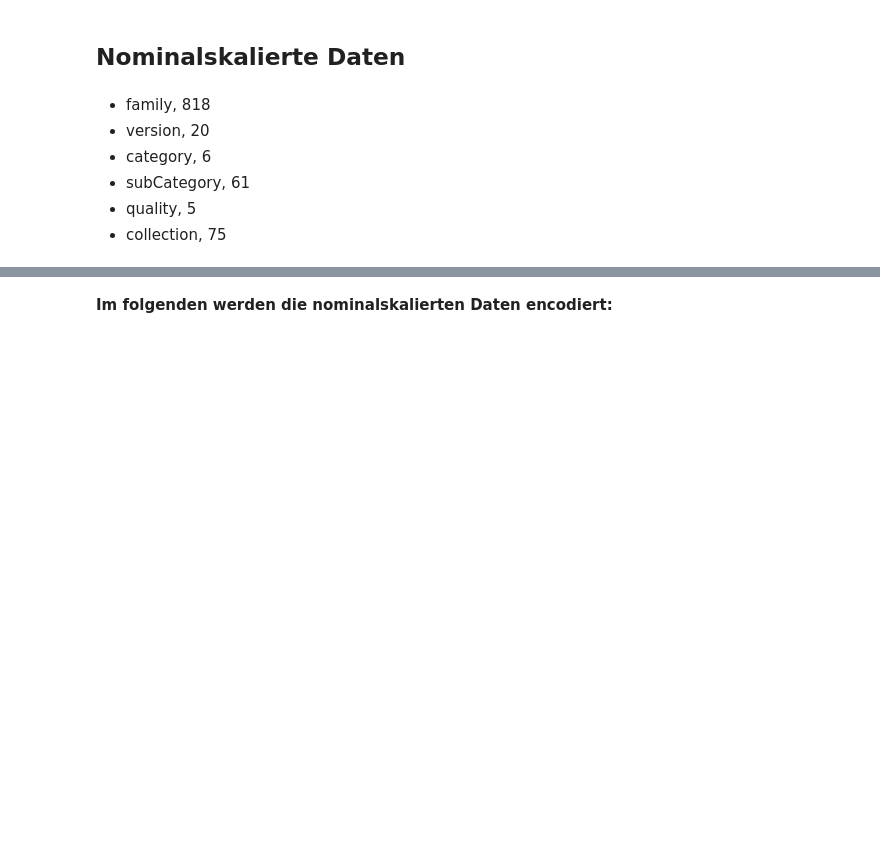
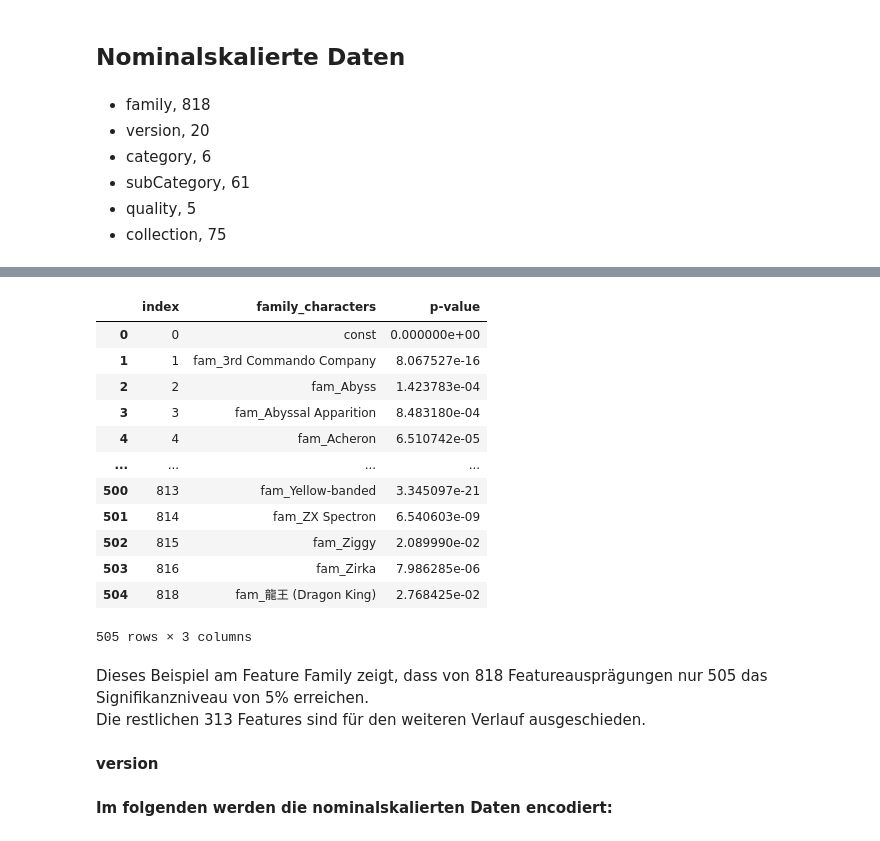
Before and after one commit to princessivy/Analyzing_CSGO_SkinPrices, a Jupyter notebook: CSGO_Significance_Testing.ipynb, the cells around one changed output, grey strips where cells are left out. Cells and saved outputs as stored; diff of their text form; code cells hidden in the pictures; blank space fills up the shorter version.

Commit message:
added family p-values

```diff
--- a/CSGO_Significance_Testing.ipynb
+++ b/CSGO_Significance_Testing.ipynb
@@ -346,0 +362,3 @@ Somit werden die ordinalskalierten Daten im weiteren Verlauf mittels One-Hot-Enc
+# %%
+model = sm.OLS(y,X)
+results = model.fit()
@@ -347,3 +385,30 @@ Somit werden die ordinalskalierten Daten im weiteren Verlauf mittels One-Hot-Enc
+# %%
+p_family = pd.DataFrame({'family_characters':results.pvalues.index, 'p-value':results.pvalues.values})
+# %%
+p_family_sig = p_family[~(p_family['p-value'] > 0.05)]
+# %%
+p_family_sig = p_family_sig.reset_index()
+# %%
+p_family_sig
+# %% [output]
+|  | index | family_characters | p-value |
+| 0 | 0 | const | 0.000000e+00 |
+| 1 | 1 | fam_3rd Commando Company | 8.067527e-16 |
+| 2 | 2 | fam_Abyss | 1.423783e-04 |
+| 3 | 3 | fam_Abyssal Apparition | 8.483180e-04 |
+| 4 | 4 | fam_Acheron | 6.510742e-05 |
+| ... | ... | ... | ... |
+| 500 | 813 | fam_Yellow-banded | 3.345097e-21 |
+| 501 | 814 | fam_ZX Spectron | 6.540603e-09 |
+| 502 | 815 | fam_Ziggy | 2.089990e-02 |
+| 503 | 816 | fam_Zirka | 7.986285e-06 |
+| 504 | 818 | fam_龍王 (Dragon King) | 2.768425e-02 |
+505 rows × 3 columns
+# %% [markdown]
+Dieses Beispiel am Feature Family zeigt, dass von 818 Featureausprägungen nur 505 das Signifikanzniveau von 5% erreichen.
+Die restlichen 313 Features sind für den weiteren Verlauf ausgeschieden.
+# %% [markdown]
+**version**
 # %% [markdown]
 **Im folgenden werden die nominalskalierten Daten encodiert:**
 # %% [markdown]
```
Also changed, not shown: parts of 8 cells of this notebook.
